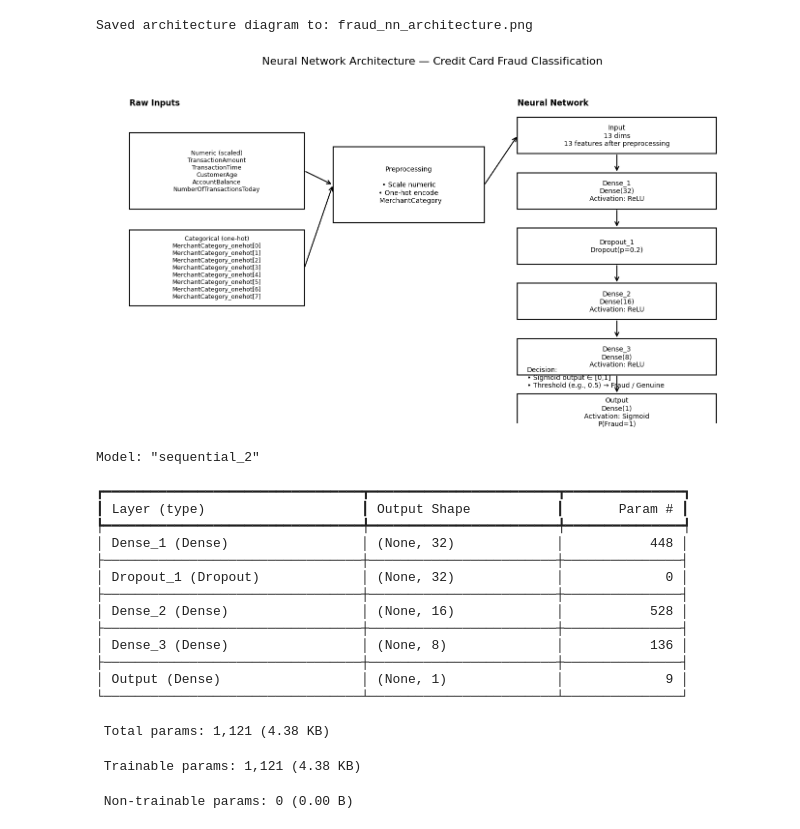
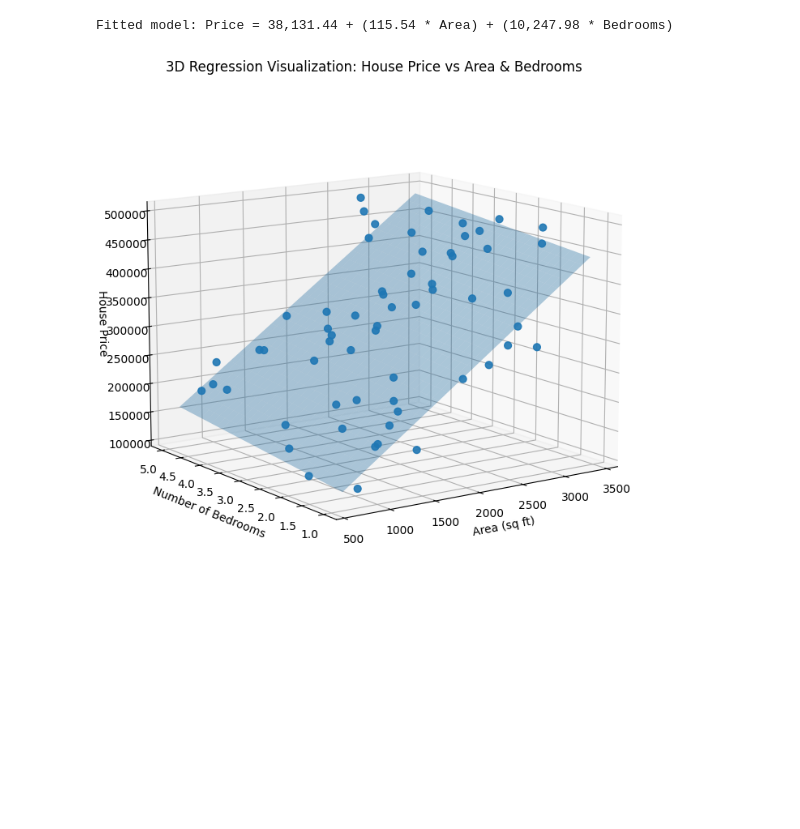
Before and after one commit to seshadrite/aimlexercises, a Jupyter notebook: exercise4.ipynb, the cells around one changed output. Saved outputs shown, nothing was run; the diff lists cells and outputs as text; code cells hidden in the pictures; blank space fills up the shorter version.

```diff
--- a/exercise4.ipynb
+++ b/exercise4.ipynb
@@ -15,7 +15,7 @@ What this script does:
 
 import numpy as np
 import matplotlib.pyplot as plt
-from mpl_toolkits.mplot3d import Axes3D  # noqa: F401 (needed for 3D projection)
+from mpl_toolkits.mplot3d import Axes3D
 
 
 def fit_plane_least_squares(area: np.ndarray, beds: np.ndarray, price: np.ndarray):
@@ -43,7 +43,7 @@ def main():
 
     # Simulated price with some noise (in $)
     # Underlying "true" relationship for demo purposes only:
-    price = 50000 + 150 * area + 25000 * beds + rng.normal(0, 40000, size=n)
+    price = 20000 + 120 * area + 15000 * beds + rng.normal(0, 39000, size=n)
 
     # ------------------------------------------------------------
     # 2) Fit regression plane
@@ -59,50 +59,33 @@ def main():
     A, B = np.meshgrid(area_grid, beds_grid)
 
     Z = b0 + b1 * A + b2 * B
 
     # ------------------------------------------------------------
     # 4) Plot: 3D scatter + regression surface
     # ------------------------------------------------------------
     fig = plt.figure(figsize=(10, 7))
     ax = fig.add_subplot(111, projection="3d")
 
     # Scatter points (observations)
     ax.scatter(area, beds, price, s=40, alpha=0.9)
 
     # Regression plane (surface)
     ax.plot_surface(A, B, Z, alpha=0.35, rstride=1, cstride=1)
 
     ax.set_title("3D Regression Visualization: House Price vs Area & Bedrooms")
     ax.set_xlabel("Area (sq ft)")
     ax.set_ylabel("Number of Bedrooms")
     ax.set_zlabel("House Price")
 
     # Optional: nicer viewing angle
-    ax.view_init(elev=22, azim=235)
+    ax.view_init(elev=12, azim=235)
 
     plt.tight_layout()
     plt.show()
 
 
 if __name__ == "__main__":
     main()
 # %% [output]
-Saved architecture diagram to: fraud_nn_architecture.png
+Fitted model: Price = 38,131.44 + (115.54 * Area) + (10,247.98 * Bedrooms)
-[figure, old version]
+[figure, new version]
-Model: "sequential_2"
-┏━━━━━━━━━━━━━━━━━━━━━━━━━━━━━━━━━┳━━━━━━━━━━━━━━━━━━━━━━━━┳━━━━━━━━━━━━━━━┓
-┃ Layer (type)                    ┃ Output Shape           ┃       Param # ┃
-┡━━━━━━━━━━━━━━━━━━━━━━━━━━━━━━━━━╇━━━━━━━━━━━━━━━━━━━━━━━━╇━━━━━━━━━━━━━━━┩
-│ Dense_1 (Dense)                 │ (None, 32)             │           448 │
-├─────────────────────────────────┼────────────────────────┼───────────────┤
-│ Dropout_1 (Dropout)             │ (None, 32)             │             0 │
-├─────────────────────────────────┼────────────────────────┼───────────────┤
-│ Dense_2 (Dense)                 │ (None, 16)             │           528 │
-├─────────────────────────────────┼────────────────────────┼───────────────┤
-│ Dense_3 (Dense)                 │ (None, 8)              │           136 │
-├─────────────────────────────────┼────────────────────────┼───────────────┤
-│ Output (Dense)                  │ (None, 1)              │             9 │
-└─────────────────────────────────┴────────────────────────┴───────────────┘
- Total params: 1,121 (4.38 KB)
- Trainable params: 1,121 (4.38 KB)
- Non-trainable params: 0 (0.00 B)
```
